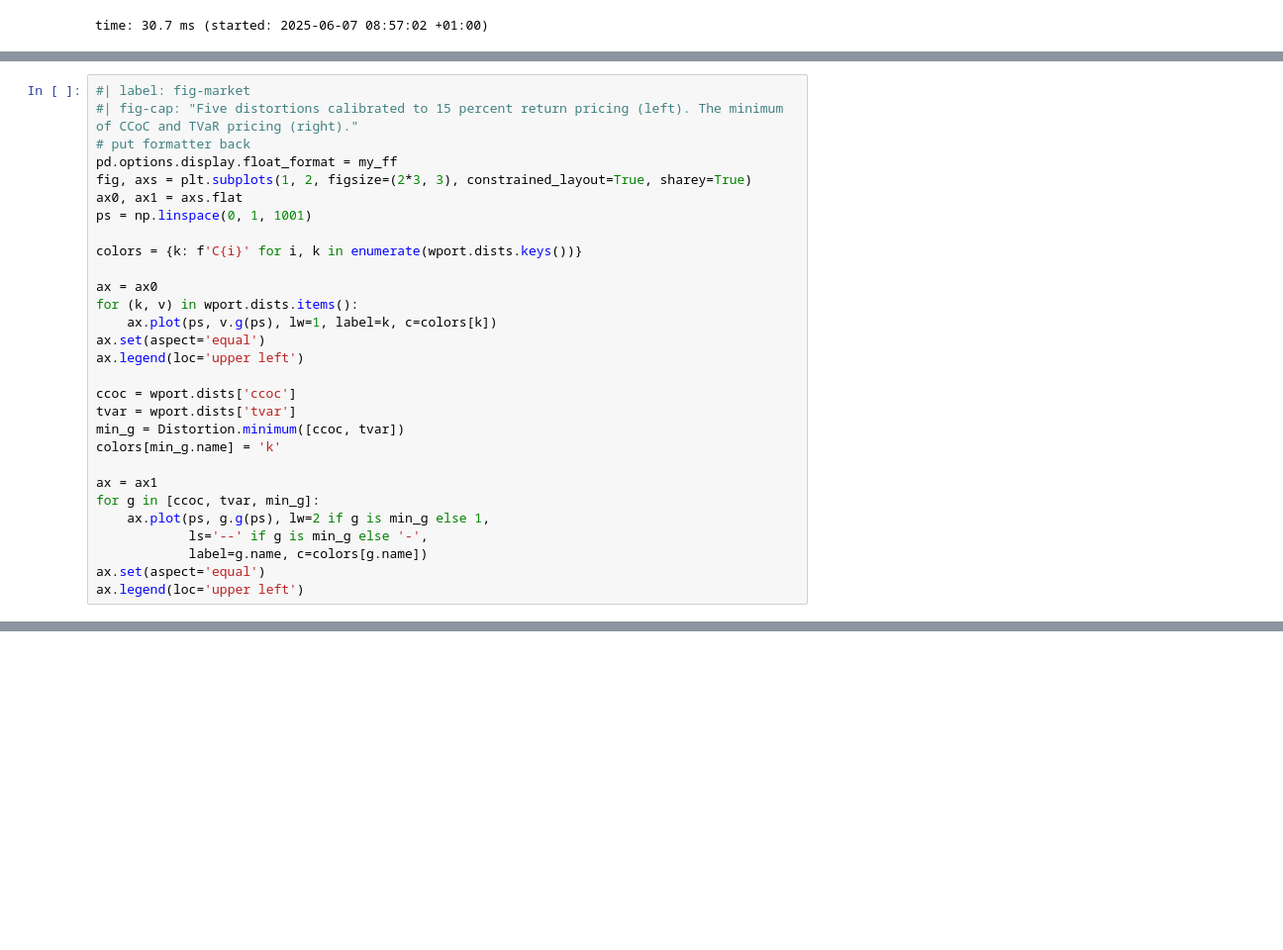
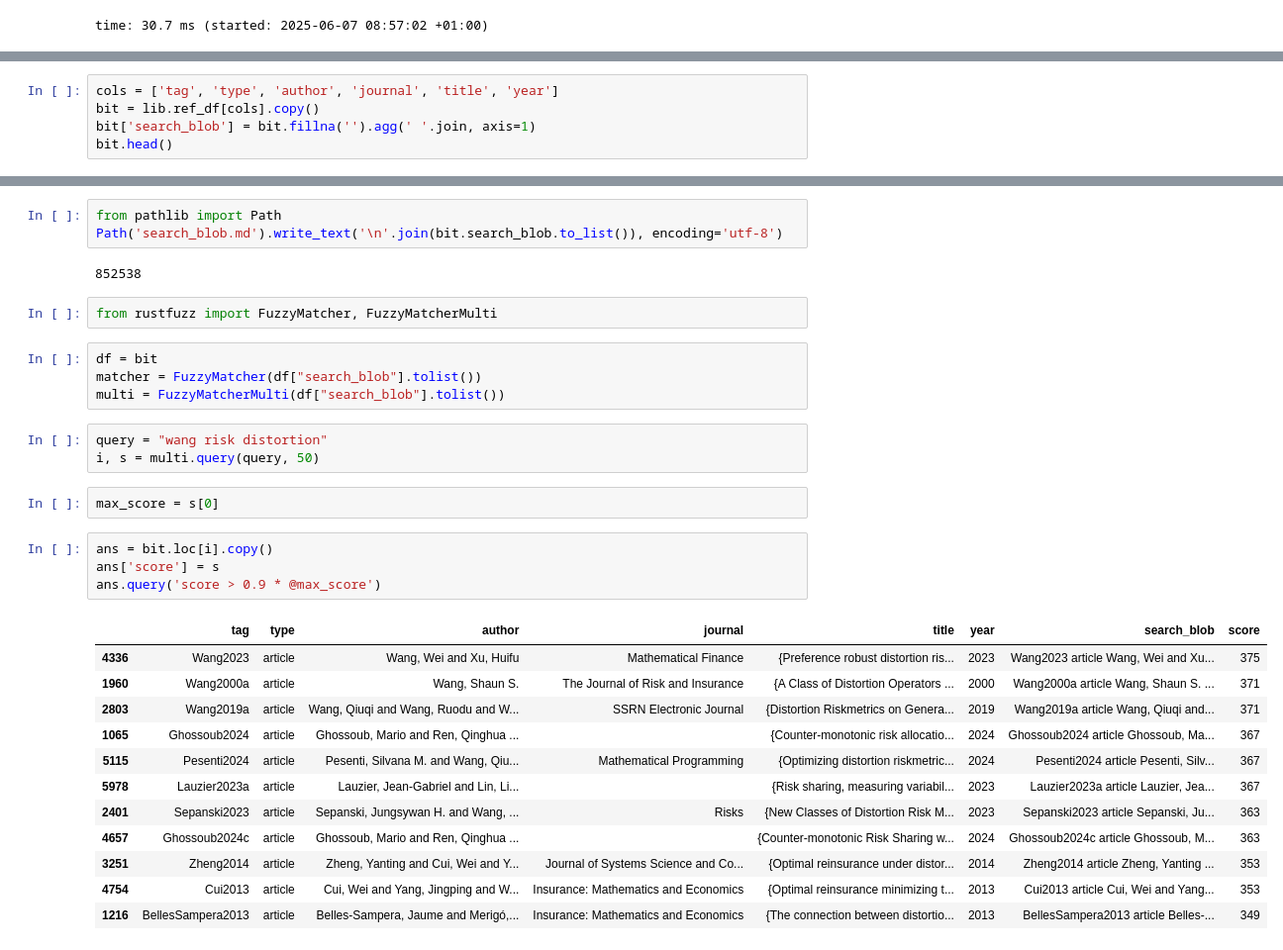
Before and after one commit to mynl/archivum_project, a Jupyter notebook: temp/new-import.ipynb, the cells around one changed output, grey strips where cells are left out. Shown at 99% size. Cells and saved outputs as stored; diff of their text form; blank space fills up the shorter version.

Commit message:
Added rustfuzz and website version!!

```diff
--- a/temp/new-import.ipynb
+++ b/temp/new-import.ipynb
@@ -818,29 +269,0 @@ fGT(port.distortion_df.droplevel([0,1], 0)[["P","COC","param","error"]],
-# %%
-#| label: fig-market
-#| fig-cap: "Five distortions calibrated to 15 percent return pricing (left). The minimum of CCoC and TVaR pricing (right)."
-# put formatter back
-pd.options.display.float_format = my_ff
-fig, axs = plt.subplots(1, 2, figsize=(2*3, 3), constrained_layout=True, sharey=True)
-ax0, ax1 = axs.flat
-ps = np.linspace(0, 1, 1001)
-
-colors = {k: f'C{i}' for i, k in enumerate(wport.dists.keys())}
-
-ax = ax0
-for (k, v) in wport.dists.items():
-    ax.plot(ps, v.g(ps), lw=1, label=k, c=colors[k])
-ax.set(aspect='equal')
-ax.legend(loc='upper left')
-
-ccoc = wport.dists['ccoc']
-tvar = wport.dists['tvar']
-min_g = Distortion.minimum([ccoc, tvar])
-colors[min_g.name] = 'k'
-
-ax = ax1
-for g in [ccoc, tvar, min_g]:
-    ax.plot(ps, g.g(ps), lw=2 if g is min_g else 1,
-            ls='--' if g is min_g else '-',
-            label=g.name, c=colors[g.name])
-ax.set(aspect='equal')
-ax.legend(loc='upper left')
@@ -897,0 +334,5 @@ ax.set(ylim= [45, 55],
+# %%
+cols = ['tag', 'type', 'author', 'journal', 'title', 'year']
+bit = lib.ref_df[cols].copy()
+bit['search_blob'] = bit.fillna('').agg(' '.join, axis=1)
+bit.head()
@@ -897,0 +346,33 @@ ax.set(ylim= [45, 55],
+# %%
+from pathlib import Path
+Path('search_blob.md').write_text('\n'.join(bit.search_blob.to_list()), encoding='utf-8')
+# %% [output]
+852538
+# %%
+from rustfuzz import FuzzyMatcher, FuzzyMatcherMulti
+# %%
+df = bit
+matcher = FuzzyMatcher(df["search_blob"].tolist())
+multi = FuzzyMatcherMulti(df["search_blob"].tolist())
+# %%
+query = "wang risk distortion"
+i, s = multi.query(query, 50)
+# %%
+max_score = s[0]
+# %%
+ans = bit.loc[i].copy()
+ans['score'] = s
+ans.query('score > 0.9 * @max_score')
+# %% [output]
+|  | tag | type | author | journal | title | year | search_blob | score |
+| 4336 | Wang2023 | article | Wang, Wei and Xu, Huifu | Mathematical Finance | {Preference robust distortion ris... | 2023 | Wang2023 article Wang, Wei and Xu... | 375 |
+| 1960 | Wang2000a | article | Wang, Shaun S. | The Journal of Risk and Insurance | {A Class of Distortion Operators ... | 2000 | Wang2000a article Wang, Shaun S. ... | 371 |
+| 2803 | Wang2019a | article | Wang, Qiuqi and Wang, Ruodu and W... | SSRN Electronic Journal | {Distortion Riskmetrics on Genera... | 2019 | Wang2019a article Wang, Qiuqi and... | 371 |
+| 1065 | Ghossoub2024 | article | Ghossoub, Mario and Ren, Qinghua ... |  | {Counter-monotonic risk allocatio... | 2024 | Ghossoub2024 article Ghossoub, Ma... | 367 |
+| 5115 | Pesenti2024 | article | Pesenti, Silvana M. and Wang, Qiu... | Mathematical Programming | {Optimizing distortion riskmetric... | 2024 | Pesenti2024 article Pesenti, Silv... | 367 |
+| 5978 | Lauzier2023a | article | Lauzier, Jean-Gabriel and Lin, Li... |  | {Risk sharing, measuring variabil... | 2023 | Lauzier2023a article Lauzier, Jea... | 367 |
+| 2401 | Sepanski2023 | article | Sepanski, Jungsywan H. and Wang, ... | Risks | {New Classes of Distortion Risk M... | 2023 | Sepanski2023 article Sepanski, Ju... | 363 |
+| 4657 | Ghossoub2024c | article | Ghossoub, Mario and Ren, Qinghua ... |  | {Counter-monotonic Risk Sharing w... | 2024 | Ghossoub2024c article Ghossoub, M... | 363 |
+| 3251 | Zheng2014 | article | Zheng, Yanting and Cui, Wei and Y... | Journal of Systems Science and Co... | {Optimal reinsurance under distor... | 2014 | Zheng2014 article Zheng, Yanting ... | 353 |
+| 4754 | Cui2013 | article | Cui, Wei and Yang, Jingping and W... | Insurance: Mathematics and Economics | {Optimal reinsurance minimizing t... | 2013 | Cui2013 article Cui, Wei and Yang... | 353 |
+| 1216 | BellesSampera2013 | article | Belles-Sampera, Jaume and Merigó,... | Insurance: Mathematics and Economics | {The connection between distortio... | 2013 | BellesSampera2013 article Belles-... | 349 |
```
Also changed, not shown: parts of 98 cells of this notebook, 51 other files.
